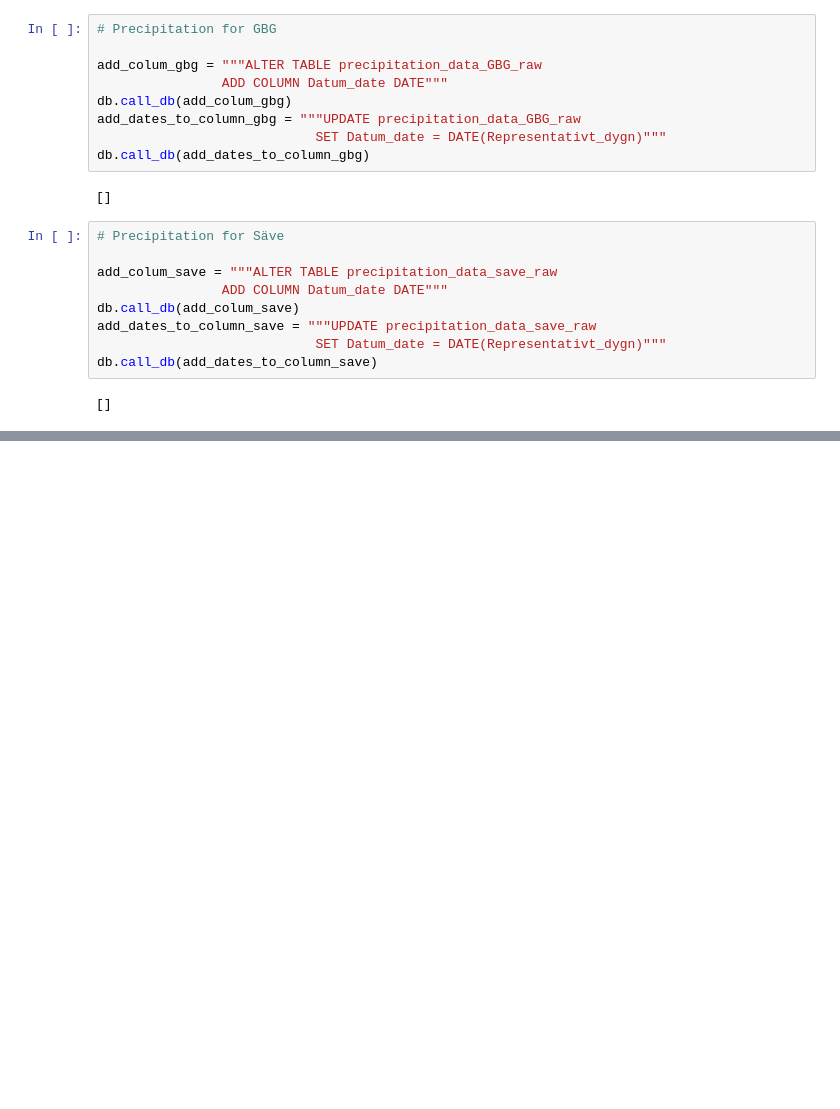
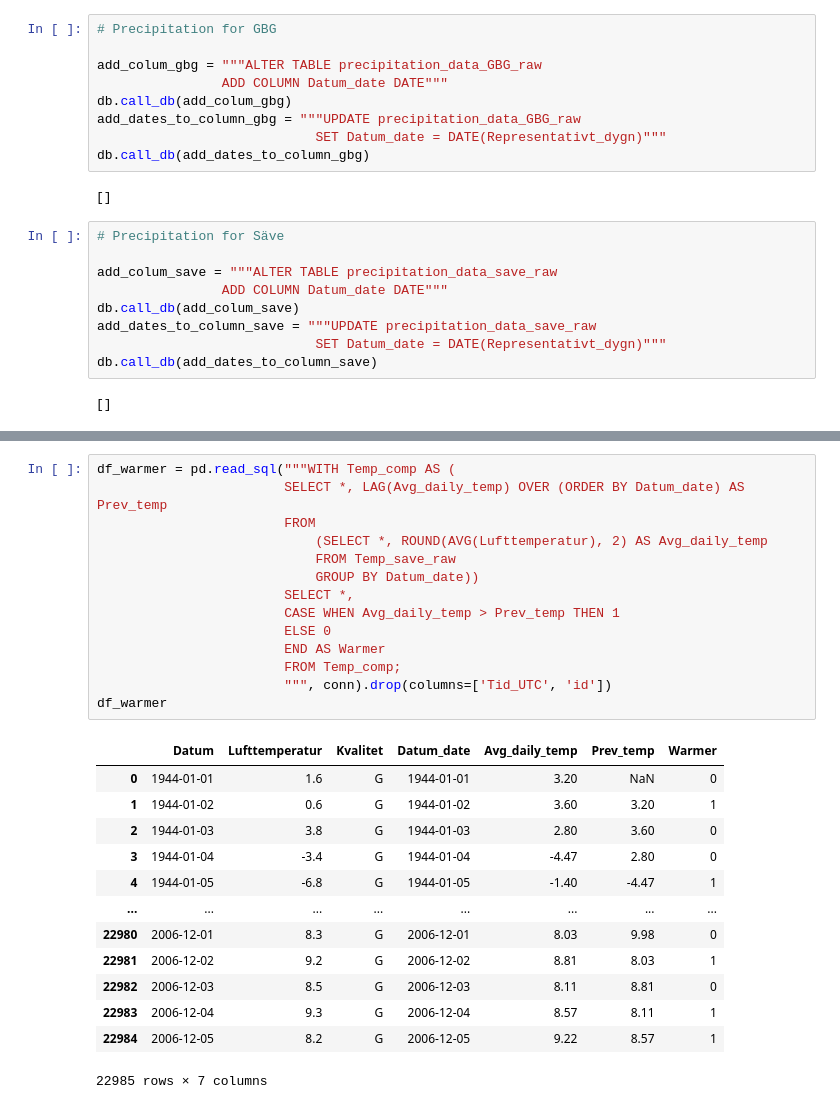
Before and after one commit to msteele919/projectwork, a Jupyter notebook: Database/test_queries.ipynb, the cells around one changed output, grey strips where cells are left out. Cells and saved outputs as stored; diff of their text form; blank space fills up the shorter version.

```diff
--- a/Database/test_queries.ipynb
+++ b/Database/test_queries.ipynb
@@ -186,0 +339,28 @@ Add date column for precipitation
+# %%
+df_warmer = pd.read_sql("""WITH Temp_comp AS (
+                        SELECT *, LAG(Avg_daily_temp) OVER (ORDER BY Datum_date) AS Prev_temp
+                        FROM
+                            (SELECT *, ROUND(AVG(Lufttemperatur), 2) AS Avg_daily_temp
+                            FROM Temp_save_raw
+                            GROUP BY Datum_date))
+                        SELECT *,
+                        CASE WHEN Avg_daily_temp > Prev_temp THEN 1
+                        ELSE 0
+                        END AS Warmer
+                        FROM Temp_comp;
+                        """, conn).drop(columns=['Tid_UTC', 'id'])
+df_warmer
+# %% [output]
+|  | Datum | Lufttemperatur | Kvalitet | Datum_date | Avg_daily_temp | Prev_temp | Warmer |
+| 0 | 1944-01-01 | 1.6 | G | 1944-01-01 | 3.20 | NaN | 0 |
+| 1 | 1944-01-02 | 0.6 | G | 1944-01-02 | 3.60 | 3.20 | 1 |
+| 2 | 1944-01-03 | 3.8 | G | 1944-01-03 | 2.80 | 3.60 | 0 |
+| 3 | 1944-01-04 | -3.4 | G | 1944-01-04 | -4.47 | 2.80 | 0 |
+| 4 | 1944-01-05 | -6.8 | G | 1944-01-05 | -1.40 | -4.47 | 1 |
+| ... | ... | ... | ... | ... | ... | ... | ... |
+| 22980 | 2006-12-01 | 8.3 | G | 2006-12-01 | 8.03 | 9.98 | 0 |
+| 22981 | 2006-12-02 | 9.2 | G | 2006-12-02 | 8.81 | 8.03 | 1 |
+| 22982 | 2006-12-03 | 8.5 | G | 2006-12-03 | 8.11 | 8.81 | 0 |
+| 22983 | 2006-12-04 | 9.3 | G | 2006-12-04 | 8.57 | 8.11 | 1 |
+| 22984 | 2006-12-05 | 8.2 | G | 2006-12-05 | 9.22 | 8.57 | 1 |
+22985 rows × 7 columns
```
Also changed, not shown: parts of 32 cells of this notebook.
